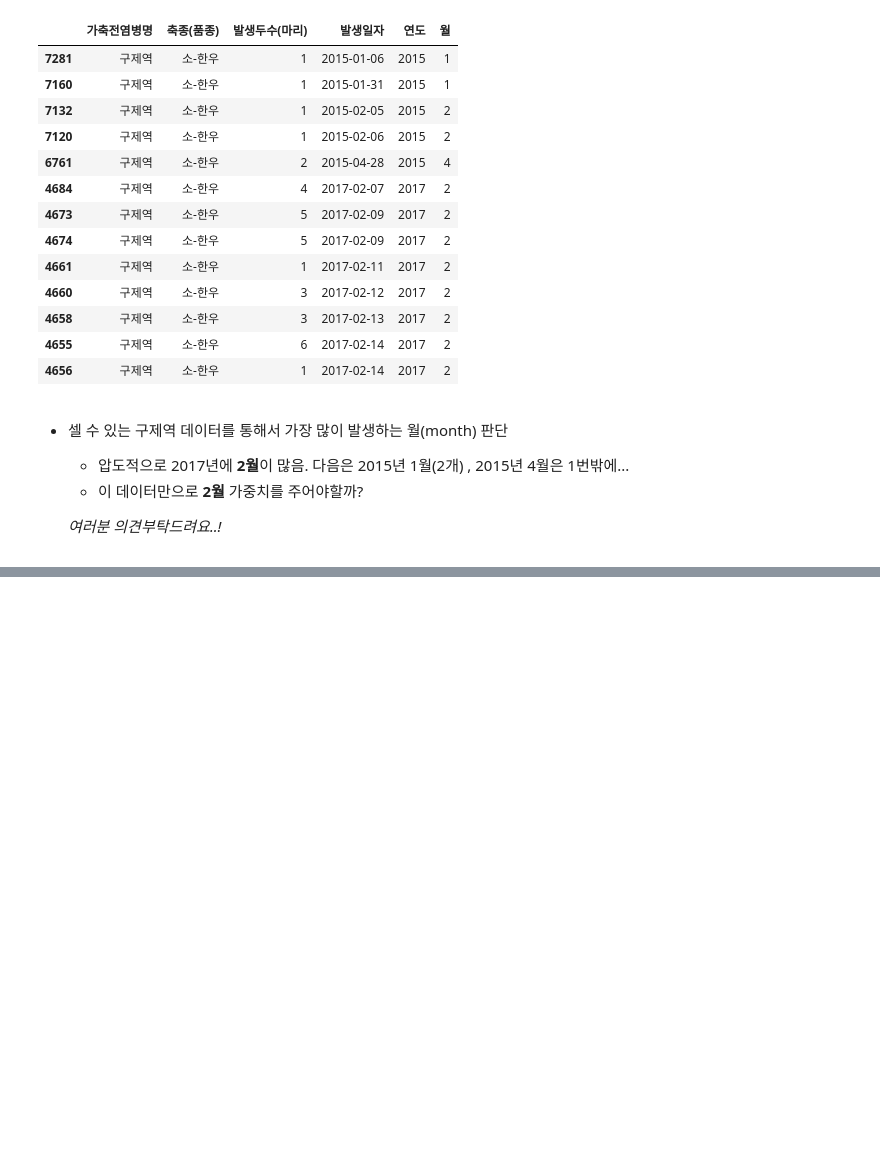
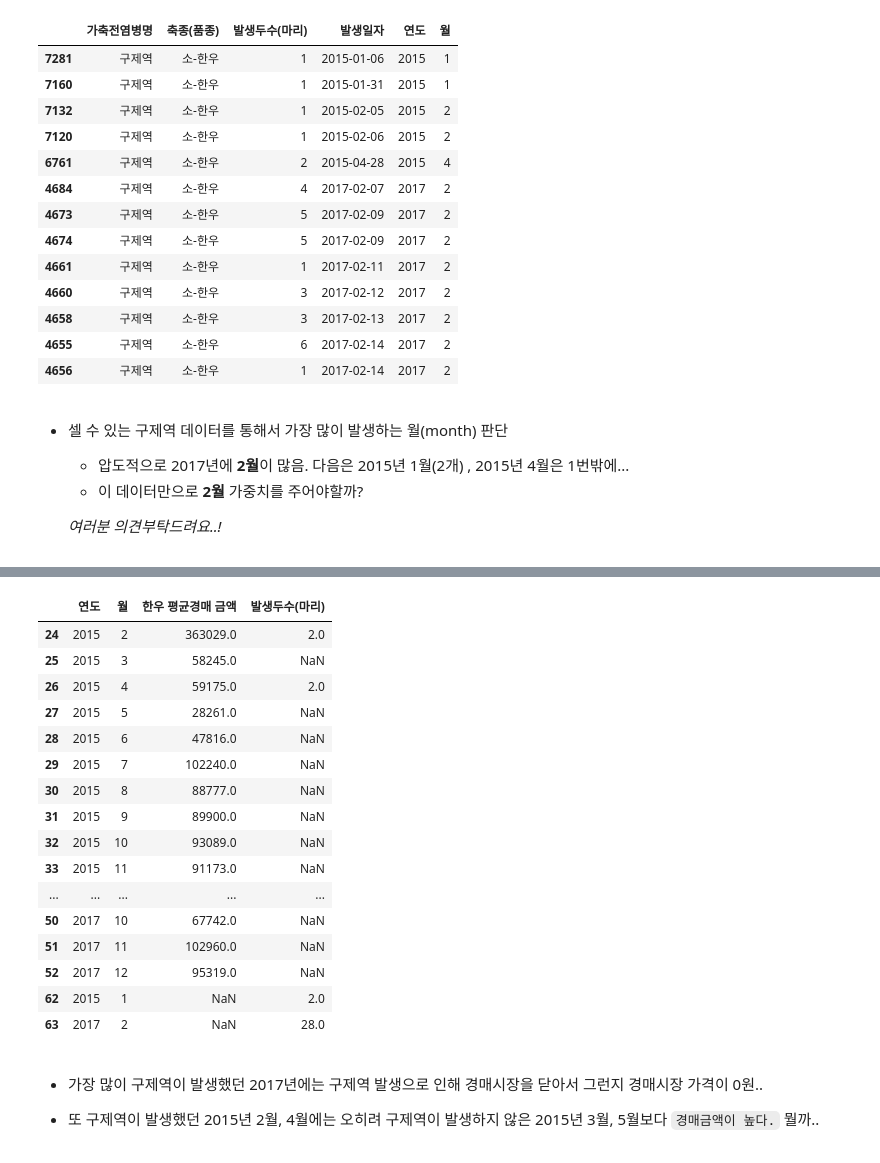
Before and after one commit to DSC-SCH/livestock-solution-project, a Jupyter notebook: eda/cow_disease_EDA.ipynb, the cells around one changed output, grey strips where cells are left out. Cells and saved outputs as stored; diff of their text form; code cells hidden in the pictures; blank space fills up the shorter version.

```diff
--- a/eda/cow_disease_EDA.ipynb
+++ b/eda/cow_disease_EDA.ipynb
@@ -554,0 +715,11 @@ df_guje
+# %%
+# 경매기준시분초 값 종류를 보고 경매시간대가 주로 언제인지를 살펴보기 위해서 앞에 두자리만 따오자.
+ko_cow_price['경매기준시분초'] = ko_cow_price['경매기준시분초'].astype(str)
+time_list = []
+for i in ko_cow_price.index:
+    time = ko_cow_price.loc[i, '경매기준시분초']
+    time_list.append(time[0:2])
+time_df = pd.DataFrame({"시간대":time_list})
+time_df['시간대'].value_counts()
+
+# 대략 경매 시간대는 21시~23시에 가장 많이 거래됨 (밤시간대)
@@ -554,0 +737,5 @@ df_guje
+# %%
+# 결핵균 데이터프레임이랑 경매가격 데이터프레임이랑 merge하기 위해서 포맷 맞춰주자
+ko_cow_price['연도'] = ko_cow_price['경매시간'].dt.year
+ko_cow_price['월'] = ko_cow_price['경매시간'].dt.month
+ko_cow_price.head()
@@ -554,0 +767,5 @@ df_guje
+# %%
+# 소 가격, 결핵병 데이터 연도, 월별로 묶고 merge하기
+df_cow_price = pd.DataFrame(ko_cow_price.groupby(['연도','월'])['한우 평균경매 금액'].sum())
+df_cow_price = df_cow_price.reset_index()
+df_cow_price
@@ -554,0 +966,4 @@ df_guje
+# %%
+# 연도, 월별로 구제역 발생 데이터 집계하기
+df_guje_sum = pd.DataFrame(df_guje.groupby(['연도','월'])['발생두수(마리)'].sum())
+df_guje_sum
@@ -554,0 +977,26 @@ df_guje
+# %%
+df_price_guje = pd.merge(df_cow_price, df_guje_sum, how='outer', on=['연도','월'])
+# 구제역 데이터가 2017년, 2015년밖에 없기 때문에 merge한 데이터프레임에서 2015, 2017년도 데이터만 추출해 '한우 가격' 비교
+df_price_guje[(df_price_guje['연도'] == 2015) | (df_price_guje['연도'] == 2017)]
+# %% [output]
+|  | 연도 | 월 | 한우 평균경매 금액 | 발생두수(마리) |
+| 24 | 2015 | 2 | 363029.0 | 2.0 |
+| 25 | 2015 | 3 | 58245.0 | NaN |
+| 26 | 2015 | 4 | 59175.0 | 2.0 |
+| 27 | 2015 | 5 | 28261.0 | NaN |
+| 28 | 2015 | 6 | 47816.0 | NaN |
+| 29 | 2015 | 7 | 102240.0 | NaN |
+| 30 | 2015 | 8 | 88777.0 | NaN |
+| 31 | 2015 | 9 | 89900.0 | NaN |
+| 32 | 2015 | 10 | 93089.0 | NaN |
+| 33 | 2015 | 11 | 91173.0 | NaN |
+| ... | ... | ... | ... | ... |
+| 50 | 2017 | 10 | 67742.0 | NaN |
+| 51 | 2017 | 11 | 102960.0 | NaN |
+| 52 | 2017 | 12 | 95319.0 | NaN |
+| 62 | 2015 | 1 | NaN | 2.0 |
+| 63 | 2017 | 2 | NaN | 28.0 |
+# %% [markdown]
+* 가장 많이 구제역이 발생했던 2017년에는 구제역 발생으로 인해 경매시장을 닫아서 그런지 경매시장 가격이 0원..
+
+* 또 구제역이 발생했던 2015년 2월, 4월에는 오히려 구제역이 발생하지 않은 2015년 3월, 5월보다 `경매금액이 높다.` 뭘까..
```
Also changed, not shown: parts of 42 cells of this notebook.
